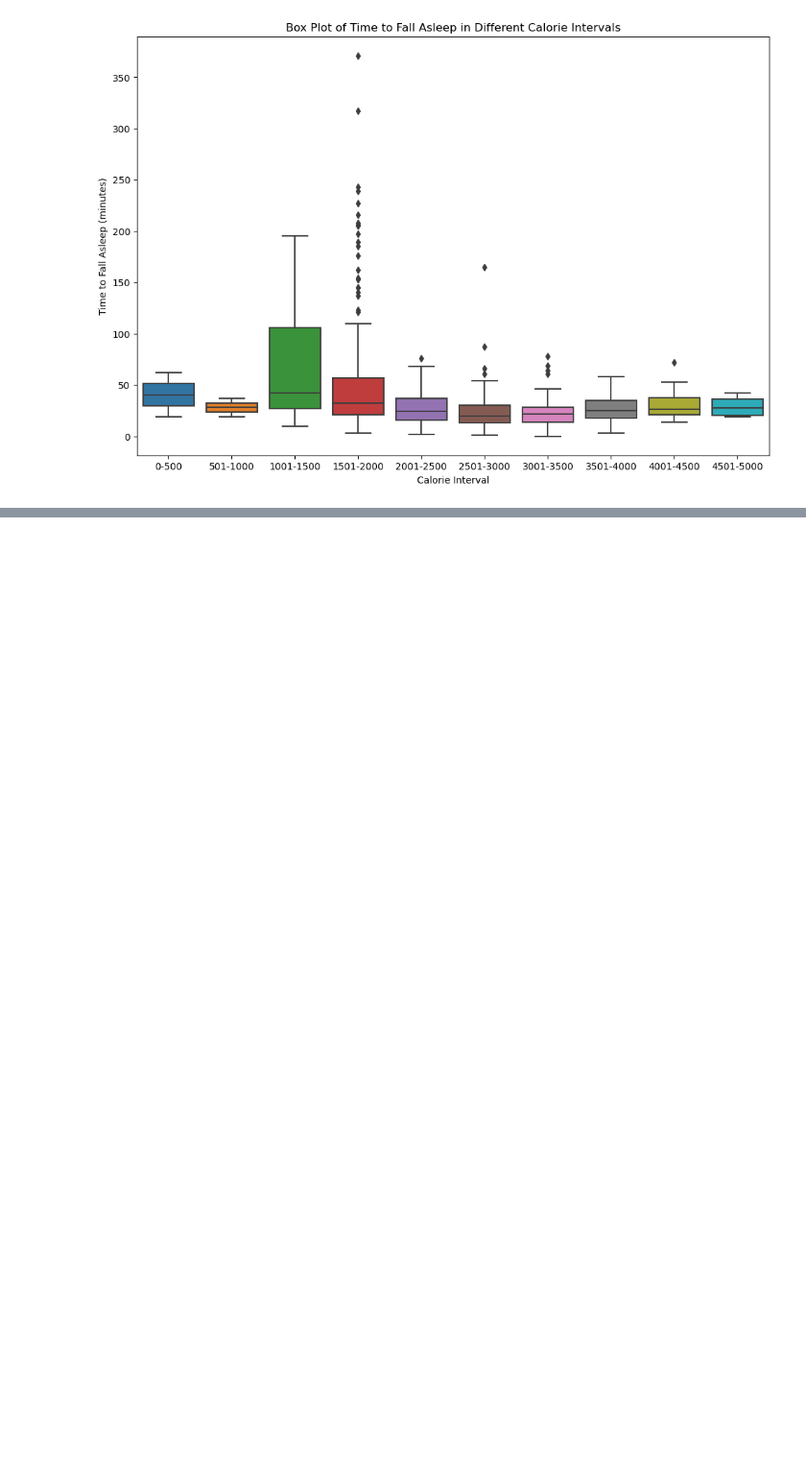
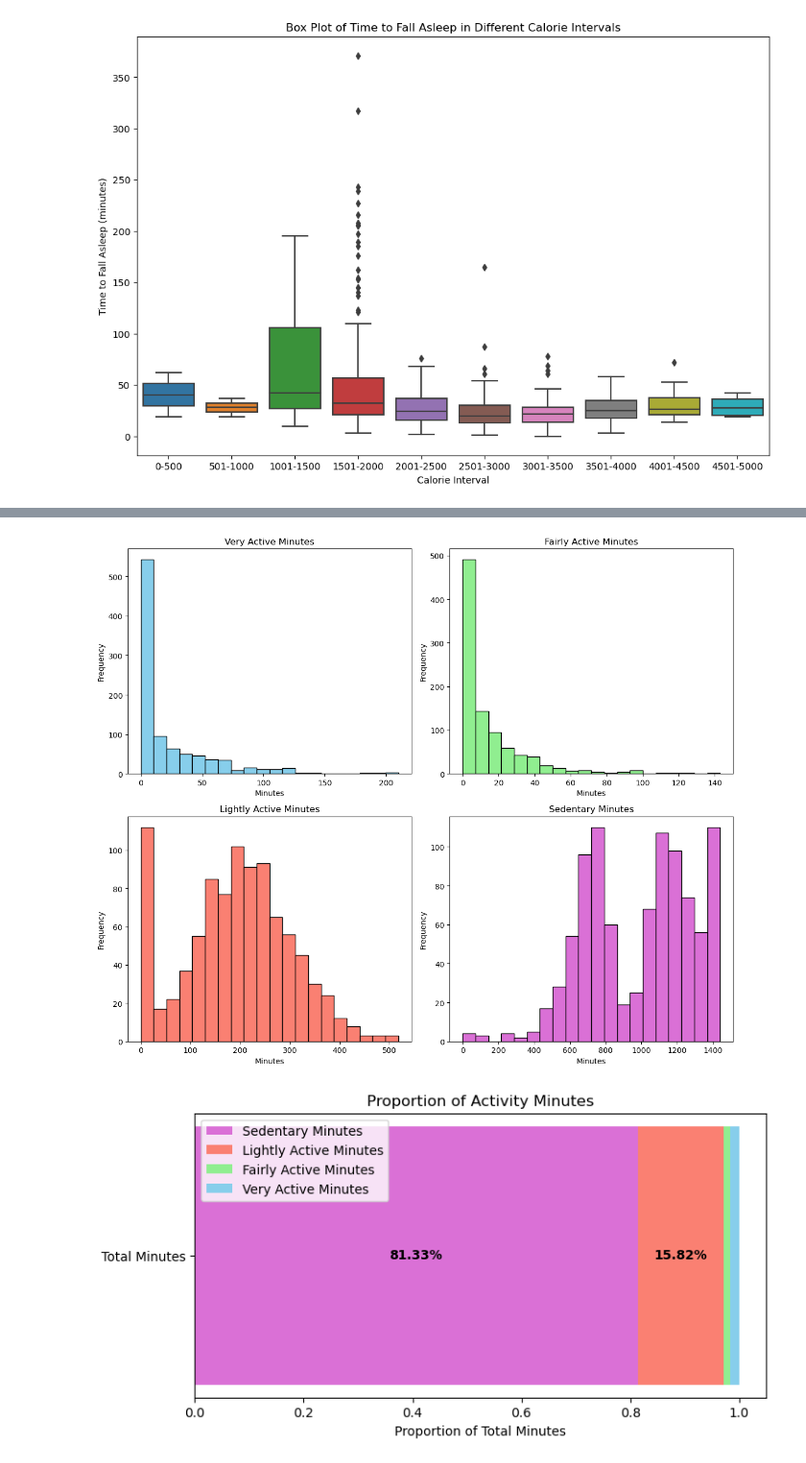
Before and after one commit to Hebbo23/Project-Big-Data---Group-22, a Jupyter notebook: final project code.ipynb, the cells around one changed output, grey strips where cells are left out. Shown at 96% size. Cells and saved outputs as stored; diff of their text form; code cells hidden in the pictures; blank space fills up the shorter version.

```diff
--- a/final project code.ipynb
+++ b/final project code.ipynb
@@ -257,0 +244,62 @@ plot_time_to_sleep_vs_bmi(c)
+# %%
+fig, axes = plt.subplots(2, 2, figsize=(12, 10))
+
+dailyActivity['VeryActiveMinutes'].plot.hist(ax=axes[0, 0], bins=20, color='skyblue', edgecolor='black')
+axes[0, 0].set_title('Very Active Minutes')
+axes[0, 0].set_xlabel('Minutes')
+axes[0, 0].set_ylabel('Frequency')
+
+dailyActivity['FairlyActiveMinutes'].plot.hist(ax=axes[0, 1], bins=20, color='lightgreen', edgecolor='black')
+axes[0, 1].set_title('Fairly Active Minutes')
+axes[0, 1].set_xlabel('Minutes')
+axes[0, 1].set_ylabel('Frequency')
+
+dailyActivity['LightlyActiveMinutes'].plot.hist(ax=axes[1, 0], bins=20, color='salmon', edgecolor='black')
+axes[1, 0].set_title('Lightly Active Minutes')
+axes[1, 0].set_xlabel('Minutes')
+axes[1, 0].set_ylabel('Frequency')
+
+dailyActivity['SedentaryMinutes'].plot.hist(ax=axes[1, 1], bins=20, color='orchid', edgecolor='black')
+axes[1, 1].set_title('Sedentary Minutes')
+axes[1, 1].set_xlabel('Minutes')
+axes[1, 1].set_ylabel('Frequency')
+
+plt.tight_layout()
+plt.show()
+
+#show common proportion of how much time of intensity people dedicate to each category
+def single_stack_graph_minutes(dailyActivities):
+    sumSedentary=dailyActivities["SedentaryMinutes"].sum()
+    sumLightly=dailyActivities["LightlyActiveMinutes"].sum()
+    sumFairly=dailyActivities["FairlyActiveMinutes"].sum()
+    sumVery=dailyActivities["VeryActiveMinutes"].sum()
+
+    total = sumSedentary + sumLightly + sumFairly + sumVery
+    proportions = [sumSedentary / total, sumLightly / total, sumFairly / total, sumVery / total]
+    labels = ['Sedentary Minutes', 'Lightly Active Minutes', 'Fairly Active Minutes', 'Very Active Minutes']
+    colors = ['orchid', 'salmon', 'lightgreen', 'skyblue']
+
+    fig, ax = plt.subplots(figsize=(8, 4))
+
+    bars = ax.barh(['Total Minutes'], [proportions[0]], color=colors[0], label=labels[0])
+    bars1 = ax.barh(['Total Minutes'], [proportions[1]], left=[proportions[0]], color=colors[1], label=labels[1])
+    bars2 = ax.barh(['Total Minutes'], [proportions[2]], left=[proportions[0] + proportions[1]], color=colors[2], label=labels[2])
+    bars3 = ax.barh(['Total Minutes'], [proportions[3]], left=[proportions[0] + proportions[1] + proportions[2]], color=colors[3], label=labels[3])
+
+    # Adding labels
+    for bars in [bars, bars1]:
+        for bar in bars:
+            width = bar.get_width()
+            ax.text(bar.get_x() + width / 2, bar.get_y() + bar.get_height() / 2,
+                    f'{width:.2%}', ha='center', va='center', color='black', fontsize=10, weight='bold')
+
+    plt.xlabel('Proportion of Total Minutes')
+    plt.title('Proportion of Activity Minutes')
+    plt.legend()
+    plt.show()
+
+# Assuming df is the DataFrame loaded from the CSV file
+single_stack_graph_minutes(dailyActivity)
+# %% [output]
+[figure, added]
+[figure, added]
```
Also changed, not shown: parts of 21 cells of this notebook.
